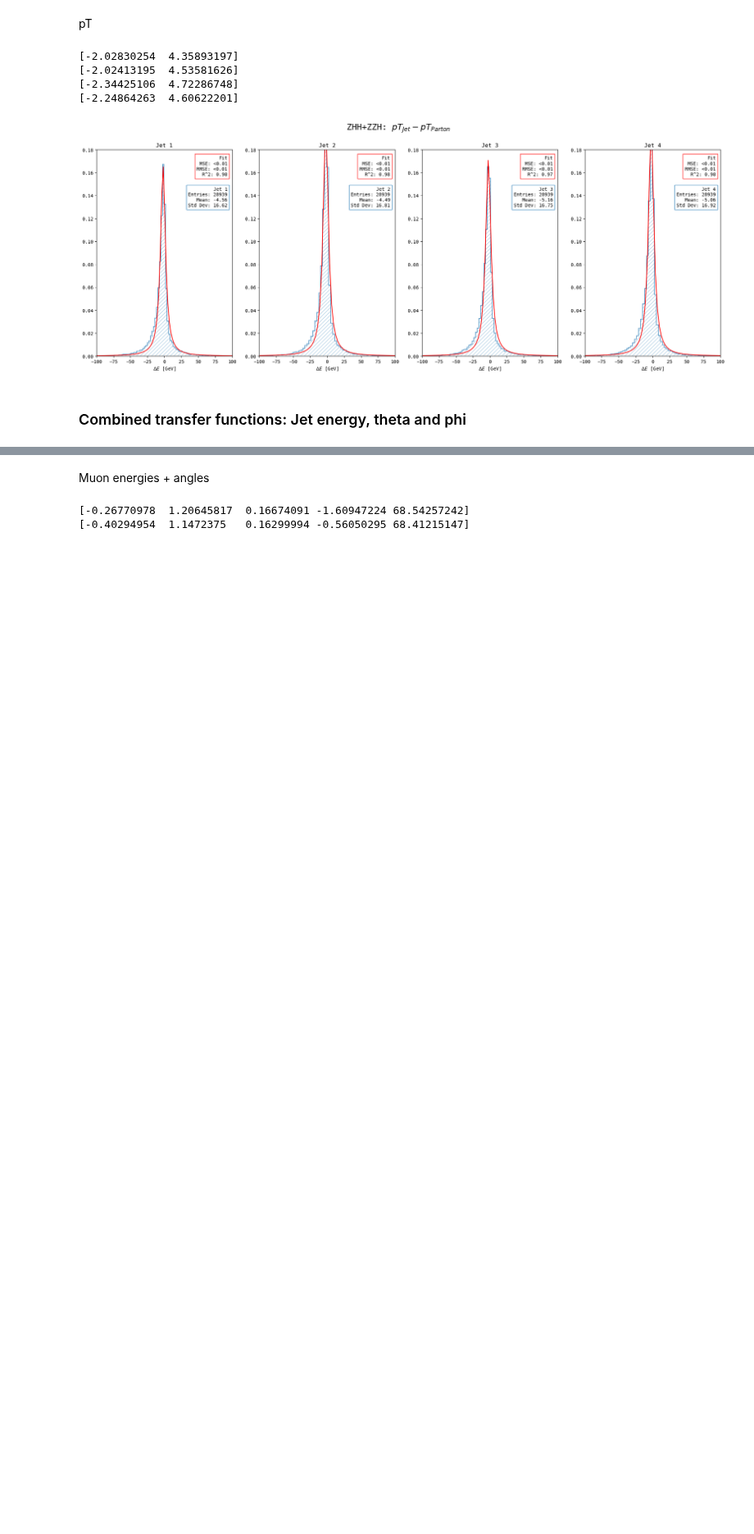
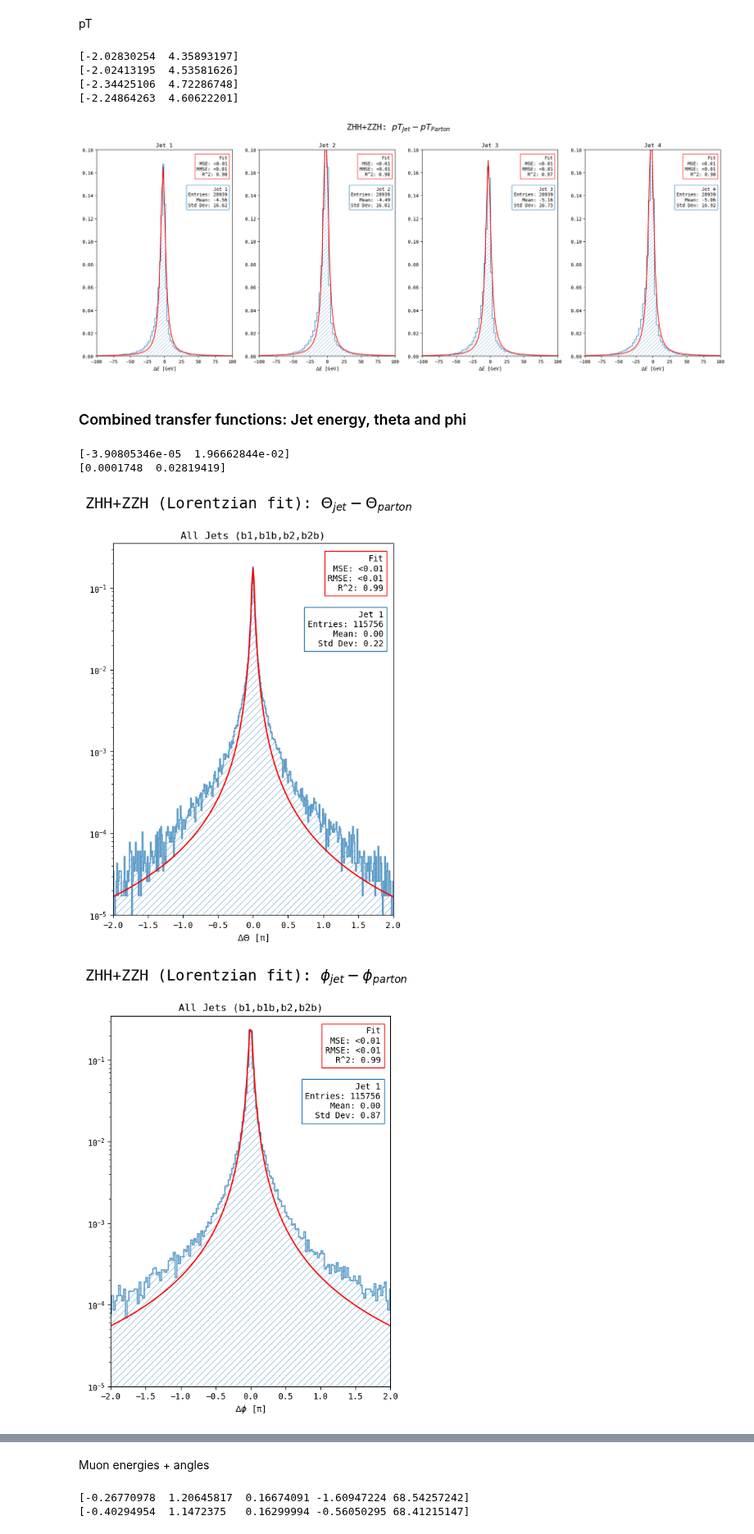
Before and after one commit to nVentis/MEM_HEP, a Jupyter notebook: transfer_functions_v2b.ipynb, the cells around one changed output, grey strips where cells are left out. Shown at 82% size. Drawn from its saved outputs; the diff is of its cells as text; code cells hidden in the pictures; blank space fills up the shorter version.

```diff
--- a/transfer_functions_v2b.ipynb
+++ b/transfer_functions_v2b.ipynb
@@ -76,3 +86,14 @@ reco = calc_nll_llr_dtf_delta(filter_data(reco))
 # %% [output]
 /nfs/dust/ilc/user/bliewert/.mambaforge/envs/py311/bin:/nfs/dust/ilc/user/bliewert/.vscode-server/bin/abd2f3db4bdb28f9e95536dfa84d8479f1eb312d/bin/remote-cli:/nfs/dust/ilc/user/bliewert/.mambaforge/en ...
 /afs/desy.de/user/b/bliewert/public/ILCSoft/LCIO/lib64:/afs/desy.de/user/b/bliewert/public/ILCSoft/Physsim/lib64:/afs/desy.de/user/b/bliewert/public/MarlinWorkdirs/MEM_HEP/analysis/cffi/mg5/mg5/lib
+# %%
+for run_type in ['reco', 'mcparticle']:
+    data = mcp if run_type == 'mcparticle' else reco
+    rename_map = {}
+    for i in range(4):
+        for p in ["jet", "parton"]:
+            i_new = ((3+i) if i < 2 else (i-1))
+            for q in ["e", "px", "py", "pz"]:
+                rename_map[f"{p}{i+1}_{q}"] = f"{p}{i_new}_{q}"
+
+    data.rename(columns=rename_map, inplace=True)
@@ -210,3 +255,37 @@ plot_transfer(df, name="ZHH+ZZH", fit="lorentz", true_label="Parton", reco_label
 [figure]
 # %% [markdown]
 ### Combined transfer functions: Jet energy, theta and phi
+# %%
+data = reco
+df = []
+
+for i in range(1, 5):
+    theta = {}
+    phi = {}
+    for ptype in ["jet", "parton"]:
+        theta[ptype] = np.arccos(data[f"{ptype}{i}_pz"] / np.sqrt(data[f"{ptype}{i}_px"]**2 + data[f"{ptype}{i}_py"]**2 + data[f"{ptype}{i}_pz"]**2))
+        phi[ptype] = np.arctan2(data[f"{ptype}{i}_py"], data[f"{ptype}{i}_px"])
+
+    #theta = acos(z/sqrt(x**2 + y**2 + z**2))
+    #phi = atan2(y, x)
+
+    df.append((theta, phi))
+
+dg = [[np.array([]), np.array([])]]
+for i in range(4):
+    dg[0][0] = np.append(dg[0][0], df[i][0]["jet"])
+    dg[0][1] = np.append(dg[0][1], df[i][0]["parton"])
+
+plot_transfer(dg, "ZHH+ZZH (Lorentzian fit)", fit="lorentz", quantity="\Theta", xlabel=r"$\Delta\Theta$ [π]", xlim=(-2,2), ylim=(0.00001,0.35), n_bins=512, yscale="log", single_title="All Jets (b1,b1b,b2,b2b)")
+
+dg = [[np.array([]), np.array([])]]
+for i in range(4):
+    dg[0][0] = np.append(dg[0][0], df[i][1]["jet"])
+    dg[0][1] = np.append(dg[0][1], df[i][1]["parton"])
+
+plot_transfer(dg, "ZHH+ZZH (Lorentzian fit)", fit="lorentz", quantity="\phi", xlabel=r"$\Delta\phi$ [π]", xlim=(-2,2), ylim=(0.00001,0.35), n_bins=512, yscale="log", single_title="All Jets (b1,b1b,b2,b2b)")
+# %% [output]
+[-3.90805346e-05  1.96662844e-02]
+[0.0001748  0.02819419]
+[figure, added]
+[figure, added]
```
Also changed, not shown: parts of 46 cells of this notebook, 26 other files.
